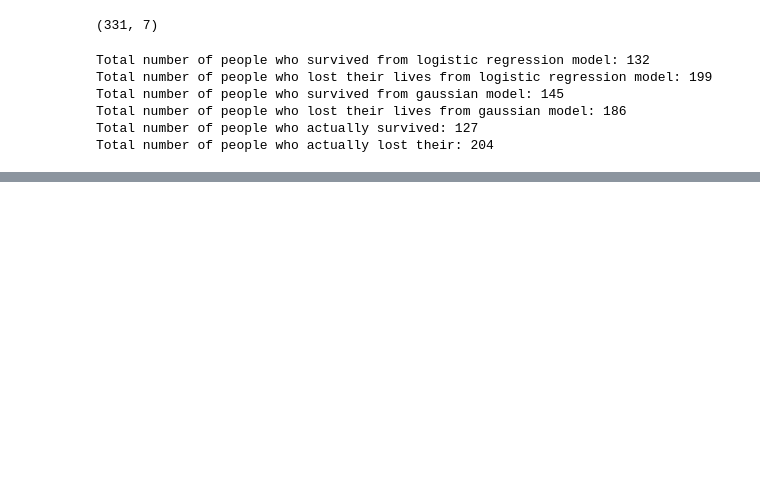
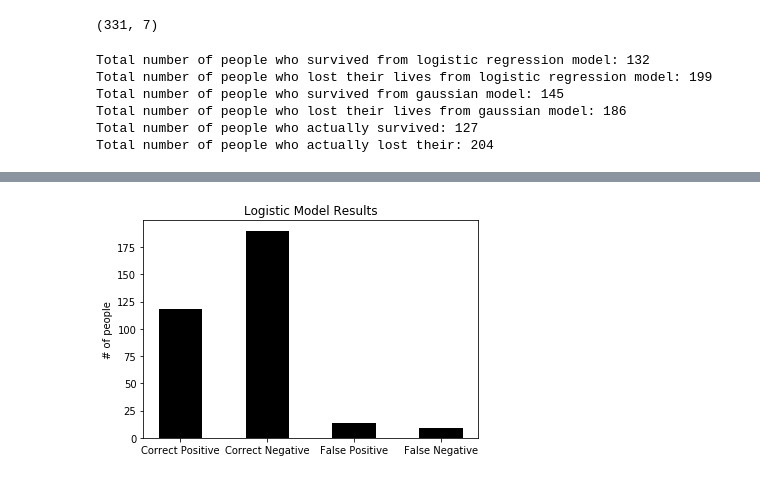
Before and after one commit to kevinhbhimani/Surviving-The-Titanic, a Jupyter notebook: titanic_survival.ipynb, the cells around one changed output, grey strips where cells are left out. Drawn from its saved outputs; the diff is of its cells as text; code cells hidden in the pictures; blank space fills up the shorter version.

```diff
--- a/titanic_survival.ipynb
+++ b/titanic_survival.ipynb
@@ -136,8 +127,8 @@ fate = 1/(1+np.exp(-dot_prod))
 logisticResults = []
 dead = 0
 alive = 0
-for i in range(0,len(fate)):
-    if (fate[i]>= 0.5):
+for i in range(0,len(logFate)):
+    if (logFate[i]>= 0.5):
         alive = alive+1
         logisticResults.append(1)
     else:
@@ -147,8 +138,8 @@ for i in range(0,len(fate)):
 gaussianResults = []
 dead2 = 0
 alive2 = 0
-for i in range(0,len(fate2)):
-    if (fate2[i]>= 1):
+for i in range(0,len(gaussianFate)):
+    if (gaussianFate[i]>= 1):
         alive2 = alive2+1
         gaussianResults.append(1)
     else:
@@ -205,0 +219,30 @@ Total number of people that the models were able to make predictions for: 331
+# %%
+logisticBarGraph = [0, 0, 0, 0]
+gaussianBarGraph = [0, 0, 0, 0]
+for i in range(0,len(result_data)):
+    if (result_data[i] == 1 and logisticResults[i] == 1):
+        logisticBarGraph[0]+=1
+    elif (result_data[i] == 0 and logisticResults[i] == 0):
+        logisticBarGraph[1]+=1
+    elif (result_data[i] == 0 and logisticResults[i] == 1):
+        logisticBarGraph[2]+=1
+    elif (result_data[i] == 1 and logisticResults[i] == 0):
+        logisticBarGraph[3]+=1
+for i in range(0,len(result_data)):
+    if (result_data[i] == 1 and gaussianResults[i] == 1):
+        gaussianBarGraph[0]+=1
+    elif (result_data[i] == 0 and gaussianResults[i] == 0):
+        gaussianBarGraph[1]+=1
+    elif (result_data[i] == 0 and gaussianResults[i] == 1):
+        gaussianBarGraph[2]+=1
+    elif (result_data[i] == 1 and gaussianResults[i] == 0):
+        gaussianBarGraph[3]+=1
+# %%
+graph = [1, 3, 5, 7]
+resultLabel = ['Correct Positive', 'Correct Negative', 'False Positive', 'False Negative']
+plt.bar(graph, logisticBarGraph, tick_label = resultLabel, width = 1, color = ['black'])
+plt.ylabel('# of people')
+plt.title('Logistic Model Results')
+plt.show()
+# %% [output]
+[figure, added]
```
Also changed, not shown: parts of 9 cells of this notebook.
